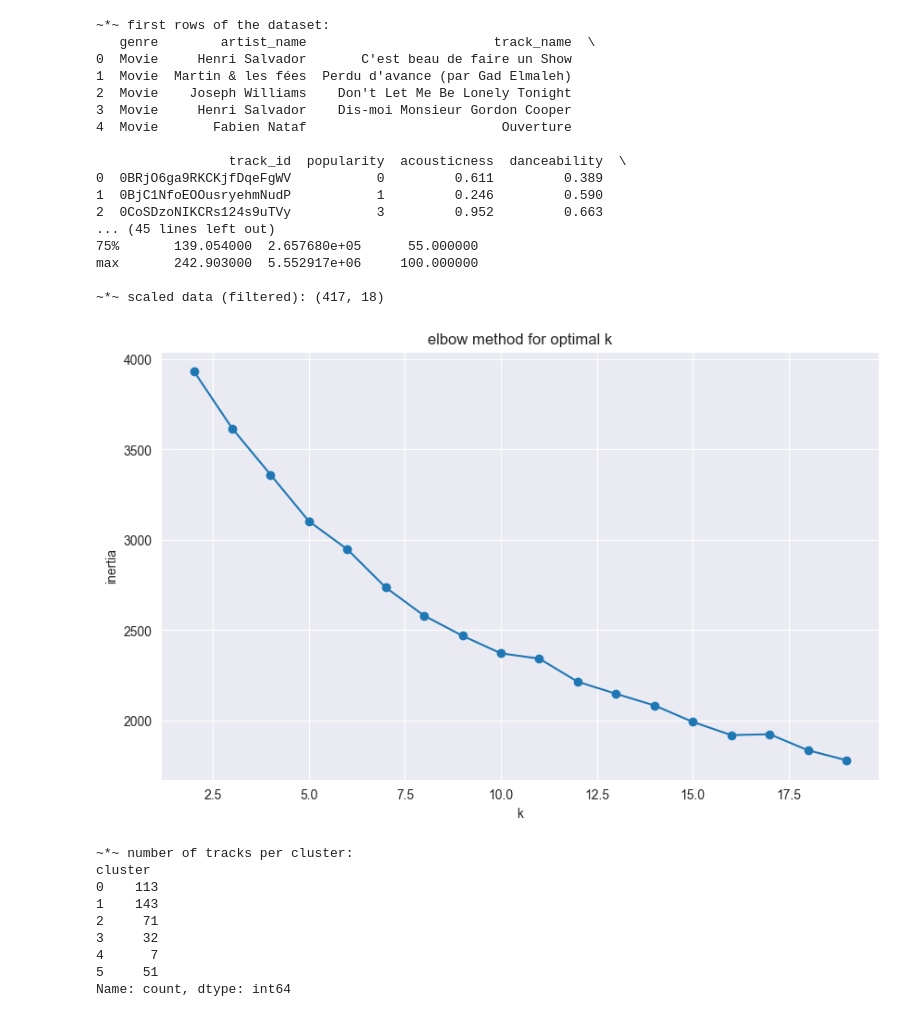
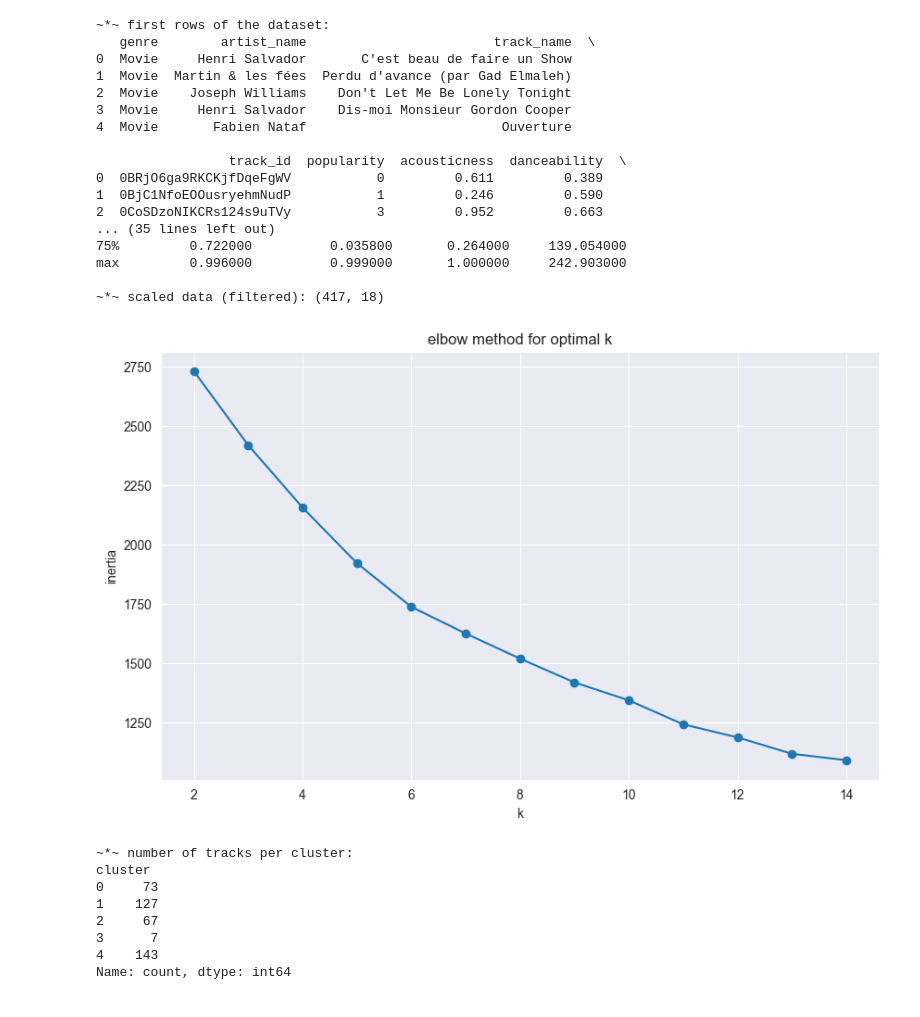
Before and after one commit to knasts/DM_labs, a Jupyter notebook: lab3DM.ipynb, the cells around one changed output. Cells and saved outputs as stored; diff of their text form; code cells hidden in the pictures.

```diff
--- a/lab3DM.ipynb
+++ b/lab3DM.ipynb
@@ -10,7 +10,7 @@ from sklearn.preprocessing import StandardScaler
 df = pd.read_csv('SpotifyFeatures.csv')
 
 features = ['danceability', 'energy', 'loudness', 'speechiness', 'acousticness',
-            'instrumentalness', 'liveness', 'valence', 'tempo', 'duration_ms', 'popularity']
+            'instrumentalness', 'liveness', 'tempo']
 print(f"~*~ first rows of the dataset: \n{df.head()}")
 print(f"\n~*~ statistics of columns: \n{df[features].describe()}")
 
@@ -31,29 +31,29 @@ print(f"\n~*~ scaled data (filtered): {df_pop.shape}")
 0  0BRjO6ga9RKCKjfDqeFgWV           0         0.611         0.389
 1  0BjC1NfoEOOusryehmNudP           1         0.246         0.590
 2  0CoSDzoNIKCRs124s9uTVy           3         0.952         0.663
-... (45 lines left out)
-75%       139.054000  2.657680e+05      55.000000
-max       242.903000  5.552917e+06     100.000000
+... (35 lines left out)
+75%         0.722000          0.035800       0.264000     139.054000
+max         0.996000          0.999000       1.000000     242.903000
 
 ~*~ scaled data (filtered): (417, 18)
 # %%
 inertia = []
-k_range = range(2, 20)
+k_range = range(2, 15)
 for k in k_range:
     kmeans = KMeans(n_clusters=k, random_state=42, n_init=10).fit(scaled_data)
     inertia.append(kmeans.inertia_)
 
 plt.figure(figsize=[10, 6])
 plt.plot(k_range, inertia, marker='o')
 plt.title('elbow method for optimal k')
 plt.xlabel('k')
 plt.ylabel('inertia')
 plt.grid(True)
 plt.show()
 # %% [output]
-[figure, old version]
+[figure, new version]
 # %%
-optimal_k = 6
+optimal_k = 5
 kmeans = KMeans(n_clusters=optimal_k, random_state=42, n_init=10)
 df_pop['cluster'] = kmeans.fit_predict(scaled_data)
 print("~*~ number of tracks per cluster:")
@@ -61,12 +61,11 @@ print(df_pop['cluster'].value_counts().sort_index())
 # %% [output]
 ~*~ number of tracks per cluster:
 cluster
-0    113
-1    143
-2     71
-3     32
-4      7
-5     51
+0     73
+1    127
+2     67
+3      7
+4    143
 Name: count, dtype: int64
 # %%
 pca = PCA(n_components=2)
```
Also changed, not shown: parts of 3 cells of this notebook.
